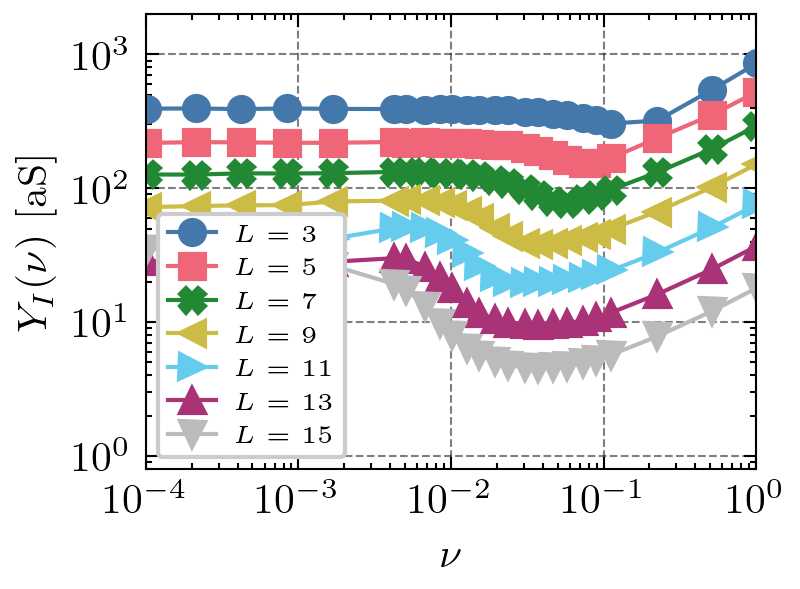
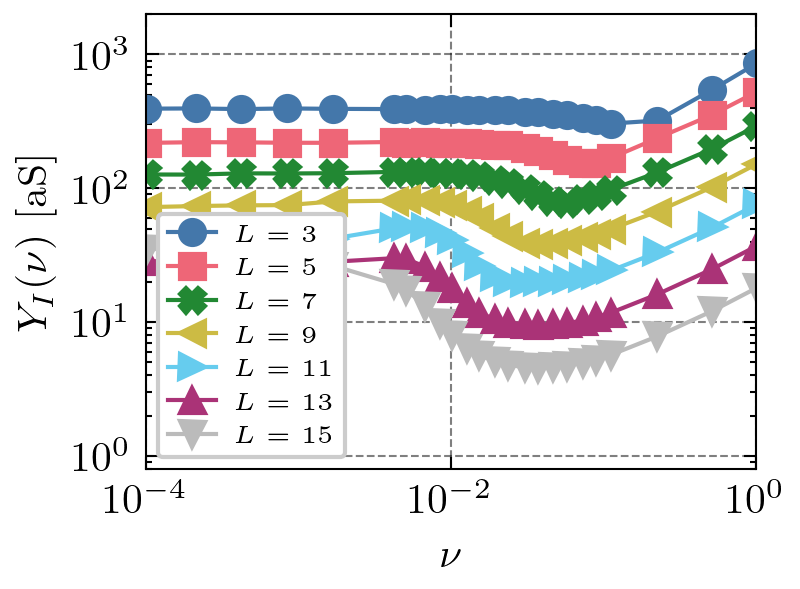
The notebook cell's code change between the first figure and the second:
--- before
+++ after
@@ -19,5 +19,5 @@
 _ = ax.legend(fontsize='xx-small', loc='lower left', ncol=1)
 
-fig.savefig(f"plots/pdf/I_transconductance_vs_nu_028.pdf", transparent=False)
-fig.savefig(f"plots/svg/I_transconductance_vs_nu_028.svg", transparent=True)
-fig.savefig(f"plots/png/I_transconductance_vs_nu_028.png", transparent=False)
+# fig.savefig(f"plots/pdf/I_transconductance_vs_nu_028.pdf", transparent=False)
+# fig.savefig(f"plots/svg/I_transconductance_vs_nu_028.svg", transparent=True)
+# fig.savefig(f"plots/png/I_transconductance_vs_nu_028.png", transparent=False)

Commit: ...